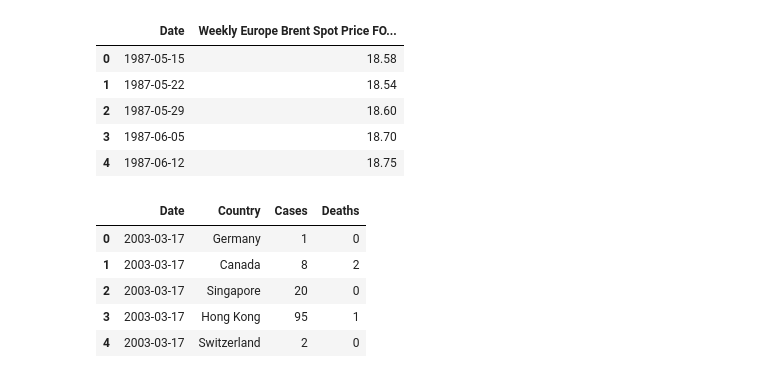
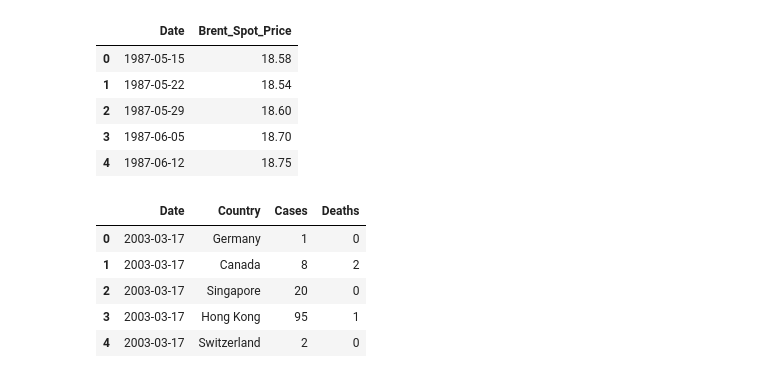
Before and after one commit to ccchiang92/D3-Visaulization, a Jupyter notebook: data_cleaning_scripts/oil_cleaning.ipynb, the cells around one changed output. Saved outputs shown, nothing was run; the diff lists cells and outputs as text; code cells hidden in the pictures.

```diff
--- a/data_cleaning_scripts/oil_cleaning.ipynb
+++ b/data_cleaning_scripts/oil_cleaning.ipynb
@@ -7,10 +7,10 @@ from datetime import timedelta
 # %%
 #Open excel workbook and first sheet
 xls = pd.ExcelFile("C:/Users/jason/D3-Visaulization/raw_data/Brent_oil_price.xls")
-df = pd.read_excel(xls, "Data 1", skiprows=2)
+df = pd.read_excel(xls, "Data 1", skiprows=2, names=['Date', 'Brent_Spot_Price'])
 df.head()
 # %% [output]
-|  | Date | Weekly Europe Brent Spot Price FO... |
+|  | Date | Brent_Spot_Price |
 | 0 | 1987-05-15 | 18.58 |
 | 1 | 1987-05-22 | 18.54 |
 | 2 | 1987-05-29 | 18.60 |
```
Also changed, not shown: parts of 7 cells of this notebook.
